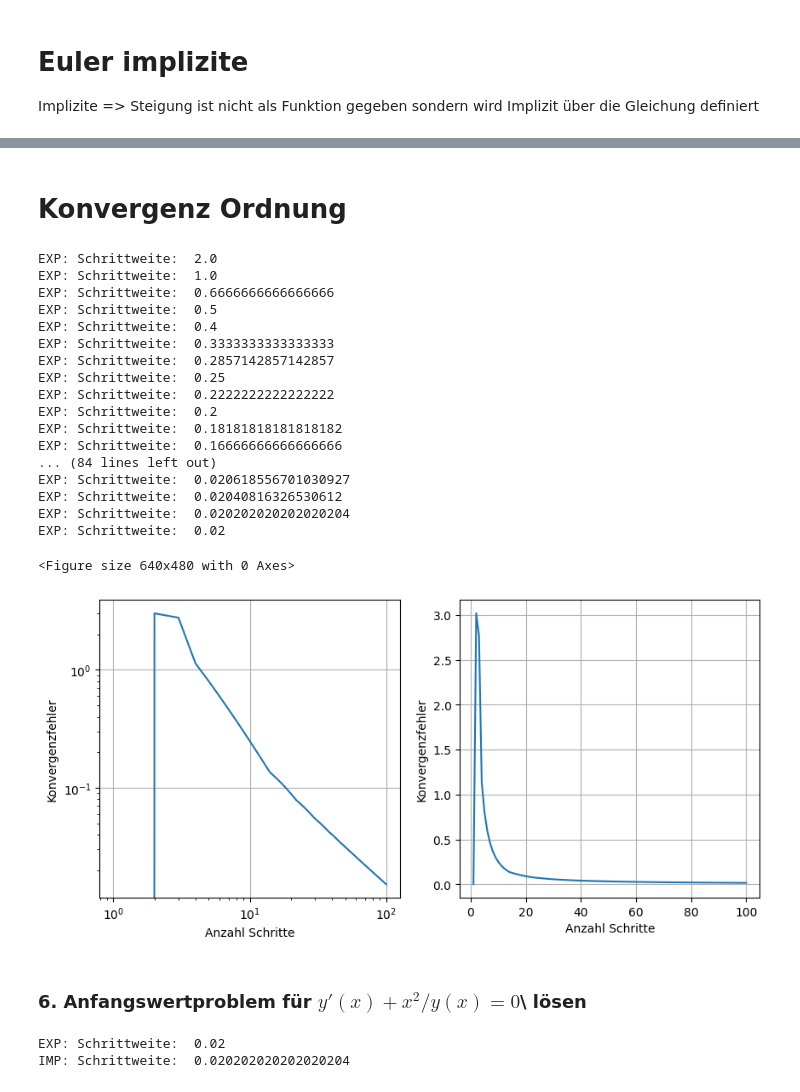
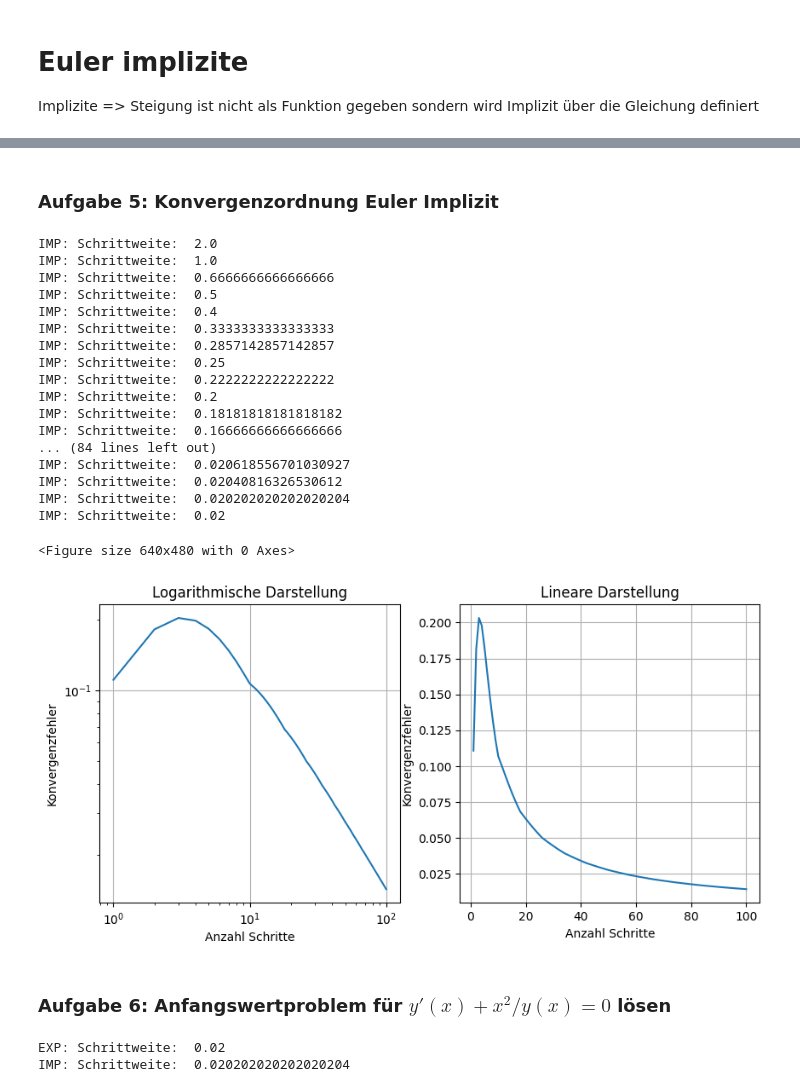
Before and after one commit to hollejon/Numerik, a Jupyter notebook: praktikum8/runge_kutta.ipynb, the cells around one changed output, grey strips where cells are left out. Saved outputs shown, nothing was run; the diff lists cells and outputs as text; code cells hidden in the pictures.

Commit message:
add KonvergenzOrdnung

```diff
--- a/praktikum8/runge_kutta.ipynb
+++ b/praktikum8/runge_kutta.ipynb
@@ -8,7 +7,8 @@ import matplotlib.pyplot as plt
 import numerik_functions as nf
 # %%
 def RK_explizit(x0, X, N, f):
-    h = (X-x0[0])/(N-1)
+    h = (X-x0[0])/N
+    N = N+1
     print("EXP: Schrittweite: ", h)
 
     x = np.zeros((N))
@@ -50,7 +100,8 @@ def RK_implizit(x0, X, N, f, df, tol):
     # tol: Toleranz
     max_iter=20
 
-    h= (X-x0[0])/(N-1)
+    h= (X-x0[0])/N
+    N = N+1
     print( "IMP: Schrittweite: ", h)
     x = np.zeros(N)
     y = np.zeros(N)
@@ -88,14 +139,14 @@ def model_analytisch(x):
 
 
 x0 = (0, 1)
-x_exp, y_exp = RK_explizit(x0, 2, 6, model1)
-x_imp,y_imp = RK_implizit(x0, 2, 6, model2, model2_df ,1e-3)
+x_exp, y_exp = RK_explizit(x0, 2, 5, model1)
+x_imp,y_imp = RK_implizit(x0, 2, 5, model2, model2_df ,1e-3)
 
-x_exp2, y_exp2 = RK_explizit(x0, 2, 11, model1)
-x_imp2,y_imp2 = RK_implizit(x0, 2, 11, model2, model2_df ,1e-3)
+x_exp2, y_exp2 = RK_explizit(x0, 2, 10, model1)
+x_imp2,y_imp2 = RK_implizit(x0, 2, 10, model2, model2_df ,1e-3)
 
-x_exp3, y_exp3 = RK_explizit(x0, 2, 51, model1)
-x_imp3,y_imp3 = RK_implizit(x0, 2, 51, model2, model2_df ,1e-3)
+x_exp3, y_exp3 = RK_explizit(x0, 2, 50, model1)
+x_imp3,y_imp3 = RK_implizit(x0, 2, 50, model2, model2_df ,1e-3)
 
 
 x_an = np.linspace(0,2,100)
@@ -106,7 +157,7 @@ plt.plot(x_imp, y_imp, 'o-', label='Implizites Euler-Verfahren')
 plt.plot(x_exp, y_exp, 'o-', label='Explizites Euler-Verfahren')
 plt.plot(x_an, model_analytisch(x_an), '-', label='y(x) Analytisch')
 plt.ylabel('y-Achse')
-plt.xlabel('x-Achse')
+#plt.xlabel('x-Achse')
 plt.title('Schrittweite: 0.4')
 plt.legend()
 plt.grid(True)
@@ -115,7 +166,7 @@ plt.plot(x_imp2, y_imp2, 'o-', label='Implizites Euler-Verfahren')
 plt.plot(x_exp2, y_exp2, 'o-', label='Explizites Euler-Verfahren')
 plt.plot(x_an, model_analytisch(x_an), '-', label='y(x) Analytisch')
 plt.ylabel('y-Achse')
-plt.xlabel('x-Achse')
+#plt.xlabel('x-Achse')
 plt.title('Schrittweite: 0.2')
 plt.legend()
 plt.grid(True)
@@ -178,50 +232,56 @@ plt.show()
-# %% [markdown]
-# Konvergenz Ordnung
+# %% [markdown]
+### Aufgabe 5: Konvergenzordnung Euler Implizit
 # %%
+def model_analytisch(x):
+    return np.exp(-4 * x)
+
 n_vec = list(range(1, 101)) # Vektor [1,2,...,100]
 err = []
 for n in n_vec:
     #print("Schritt:" ,n)
-    x, y = RK_explizit(x0, 2, n, model1)
+    x0 = (0, 1)
+    x, y = RK_implizit(x0, 2, n, model2, model2_df, 1e-3)
     err.append(np.linalg.norm(y-model_analytisch(x),np.inf)) # ya(x) ist die exakte Lösung
 
 err_steps = True
 if(err_steps == True):
     plt.figure(2)
     plt.figure(figsize=(10,10))
     plt.subplot(221)
     plt.loglog(n_vec,err,'-')
     plt.xlabel('Anzahl Schritte')
     plt.ylabel('Konvergenzfehler')
+    plt.title('Logarithmische Darstellung')
     plt.grid()
     plt.subplot(222)
     plt.plot(n_vec,err,'-')
     plt.xlabel('Anzahl Schritte')
     plt.ylabel('Konvergenzfehler')
+    plt.title('Lineare Darstellung')
     plt.grid()
     plt.show()
 # %% [output]
-EXP: Schrittweite:  2.0
-EXP: Schrittweite:  1.0
-EXP: Schrittweite:  0.6666666666666666
-EXP: Schrittweite:  0.5
-EXP: Schrittweite:  0.4
-EXP: Schrittweite:  0.3333333333333333
-EXP: Schrittweite:  0.2857142857142857
-EXP: Schrittweite:  0.25
-EXP: Schrittweite:  0.2222222222222222
-EXP: Schrittweite:  0.2
-EXP: Schrittweite:  0.18181818181818182
-EXP: Schrittweite:  0.16666666666666666
+IMP: Schrittweite:  2.0
+IMP: Schrittweite:  1.0
+IMP: Schrittweite:  0.6666666666666666
+IMP: Schrittweite:  0.5
+IMP: Schrittweite:  0.4
+IMP: Schrittweite:  0.3333333333333333
+IMP: Schrittweite:  0.2857142857142857
+IMP: Schrittweite:  0.25
+IMP: Schrittweite:  0.2222222222222222
+IMP: Schrittweite:  0.2
+IMP: Schrittweite:  0.18181818181818182
+IMP: Schrittweite:  0.16666666666666666
 ... (84 lines left out)
-EXP: Schrittweite:  0.020618556701030927
-EXP: Schrittweite:  0.02040816326530612
-EXP: Schrittweite:  0.020202020202020204
-EXP: Schrittweite:  0.02
+IMP: Schrittweite:  0.020618556701030927
+IMP: Schrittweite:  0.02040816326530612
+IMP: Schrittweite:  0.020202020202020204
+IMP: Schrittweite:  0.02
 <Figure size 640x480 with 0 Axes>
-[figure, old version]
+[figure, new version]
 # %% [markdown]
-### 6. Anfangswertproblem für $y'(x) + x^2 / y(x) = 0$\ lösen
+### Aufgabe 6: Anfangswertproblem für $y'(x) + x^2 / y(x) = 0$ lösen
 # %%
 def model3(x,y):
     return -(x**2)/(y)
```
Also changed, not shown: parts of 8 cells of this notebook.
